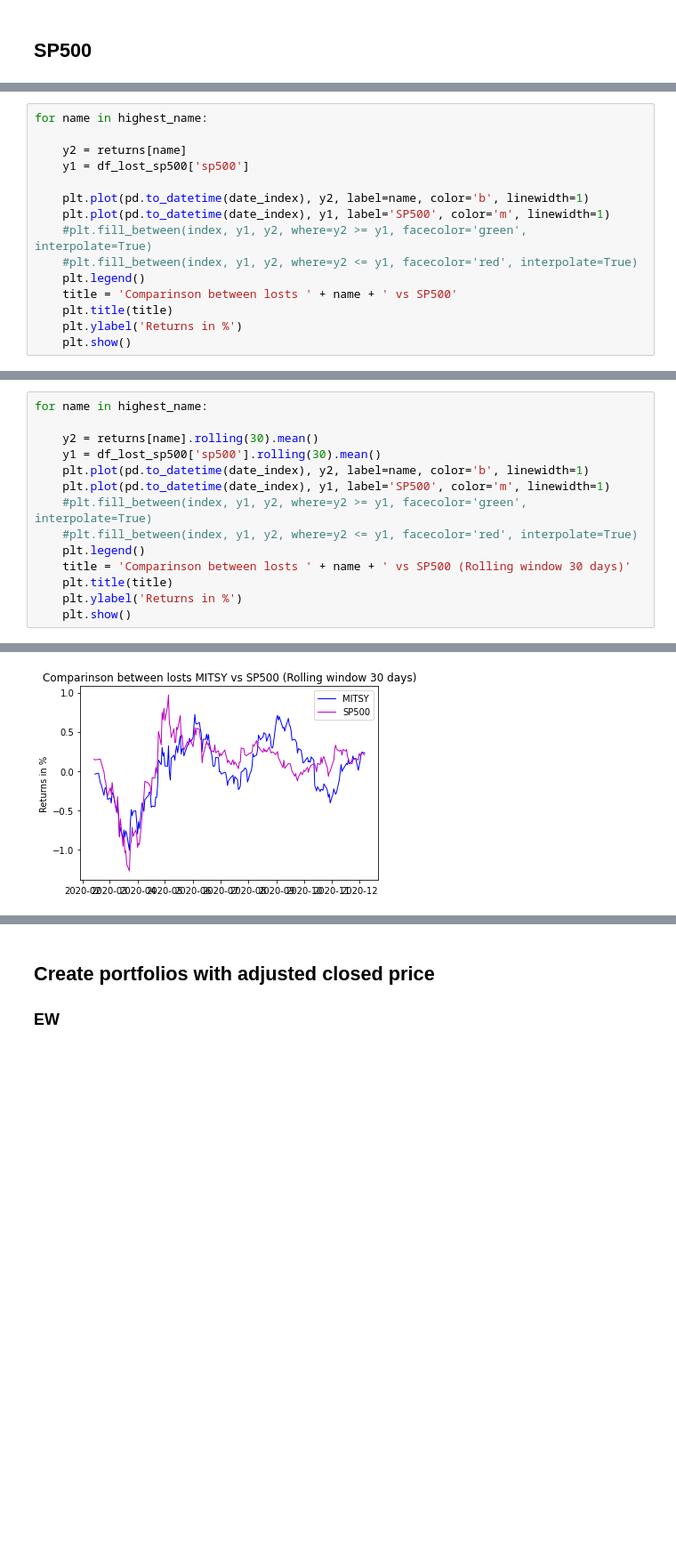
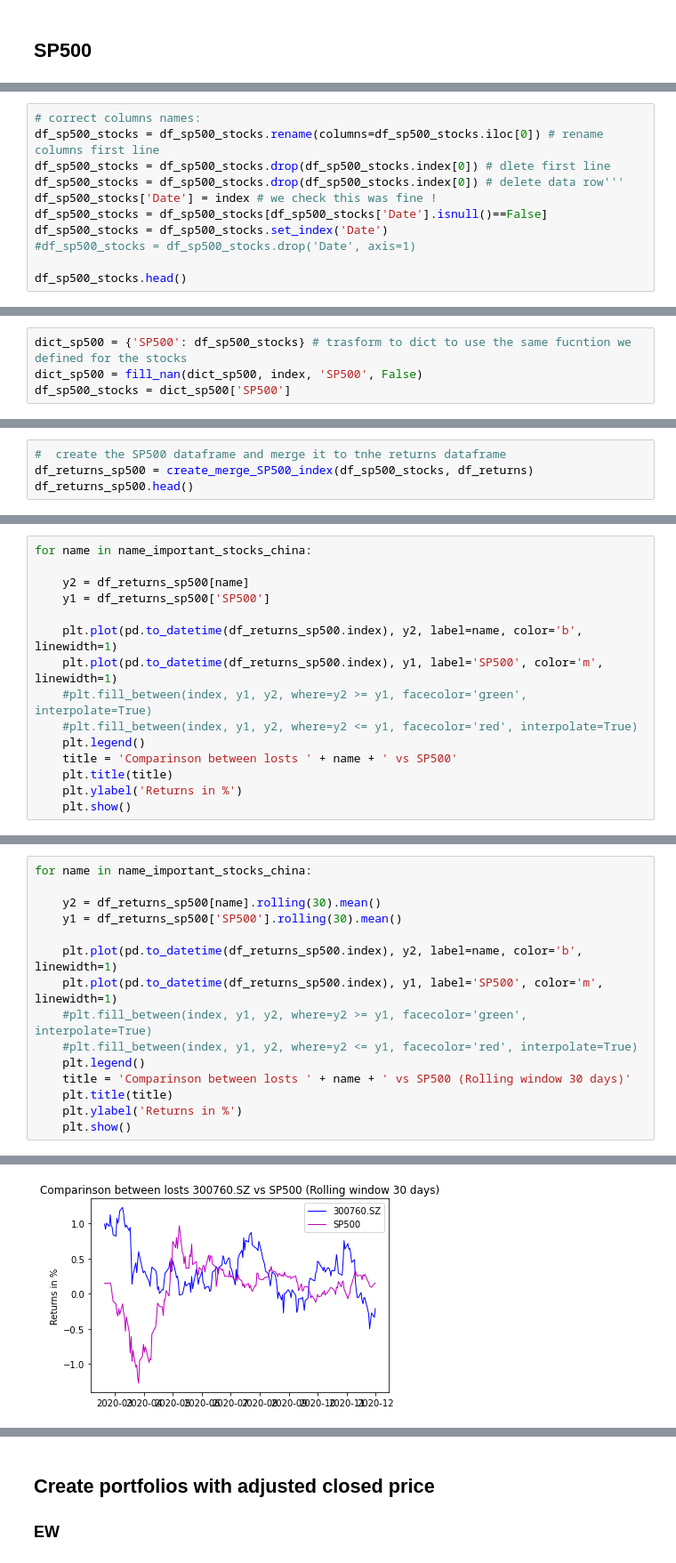
Before and after one commit to anitamezzetti/covid_impact_stocks_volatility, a Jupyter notebook: stock_price_japan_EDA.ipynb, the cells around one changed output, grey strips where cells are left out. Shown at 89% size. Cells and saved outputs as stored; diff of their text form; blank space fills up the shorter version.

Commit message:
stock price analysis
create function il py file for stock analysis and adjust ipynb accordingly. download tickets of all countries

```diff
--- a/stock_price_japan_EDA.ipynb
+++ b/stock_price_japan_EDA.ipynb
@@ -464,0 +217,11 @@ df_lost_sp500.head()
+# %%
+# correct columns names:
+df_sp500_stocks = df_sp500_stocks.rename(columns=df_sp500_stocks.iloc[0]) # rename columns first line
+df_sp500_stocks = df_sp500_stocks.drop(df_sp500_stocks.index[0]) # dlete first line
+df_sp500_stocks = df_sp500_stocks.drop(df_sp500_stocks.index[0]) # delete data row'''
+df_sp500_stocks['Date'] = index # we check this was fine !
+df_sp500_stocks = df_sp500_stocks[df_sp500_stocks['Date'].isnull()==False]
+df_sp500_stocks = df_sp500_stocks.set_index('Date')
+#df_sp500_stocks = df_sp500_stocks.drop('Date', axis=1)
+
+df_sp500_stocks.head()
@@ -464,0 +253,4 @@ df_lost_sp500.head()
+# %%
+dict_sp500 = {'SP500': df_sp500_stocks} # trasform to dict to use the same fucntion we defined for the stocks
+dict_sp500 = fill_nan(dict_sp500, index, 'SP500', False)
+df_sp500_stocks = dict_sp500['SP500']
@@ -464,0 +276,4 @@ df_lost_sp500.head()
+# %%
+#  create the SP500 dataframe and merge it to tnhe returns dataframe
+df_returns_sp500 = create_merge_SP500_index(df_sp500_stocks, df_returns)
+df_returns_sp500.head()
@@ -465,11 +288,11 @@ df_lost_sp500.head()
 # %%
-for name in highest_name:
+for name in name_important_stocks_china:
 
-    y2 = returns[name]
-    y1 = df_lost_sp500['sp500']
+    y2 = df_returns_sp500[name]
+    y1 = df_returns_sp500['SP500']
 
-    plt.plot(pd.to_datetime(date_index), y2, label=name, color='b', linewidth=1)
-    plt.plot(pd.to_datetime(date_index), y1, label='SP500', color='m', linewidth=1)
+    plt.plot(pd.to_datetime(df_returns_sp500.index), y2, label=name, color='b', linewidth=1)
+    plt.plot(pd.to_datetime(df_returns_sp500.index), y1, label='SP500', color='m', linewidth=1)
     #plt.fill_between(index, y1, y2, where=y2 >= y1, facecolor='green', interpolate=True)
     #plt.fill_between(index, y1, y2, where=y2 <= y1, facecolor='red', interpolate=True)
     plt.legend()
@@ -488,12 +311,13 @@ In this way it is really hard to enderstand. Therefore, let us work with rolling
 
 ### Rolling Windows:
 # %%
-for name in highest_name:
+for name in name_important_stocks_china:
 
-    y2 = returns[name].rolling(30).mean()
-    y1 = df_lost_sp500['sp500'].rolling(30).mean()
-    plt.plot(pd.to_datetime(date_index), y2, label=name, color='b', linewidth=1)
-    plt.plot(pd.to_datetime(date_index), y1, label='SP500', color='m', linewidth=1)
+    y2 = df_returns_sp500[name].rolling(30).mean()
+    y1 = df_returns_sp500['SP500'].rolling(30).mean()
+
+    plt.plot(pd.to_datetime(df_returns_sp500.index), y2, label=name, color='b', linewidth=1)
+    plt.plot(pd.to_datetime(df_returns_sp500.index), y1, label='SP500', color='m', linewidth=1)
     #plt.fill_between(index, y1, y2, where=y2 >= y1, facecolor='green', interpolate=True)
     #plt.fill_between(index, y1, y2, where=y2 <= y1, facecolor='red', interpolate=True)
     plt.legend()
@@ -506 +330 @@ for name in highest_name:
-[figure, old version]
+[figure, new version]
```
Also changed, not shown: parts of 73 cells of this notebook, 24 other files.
